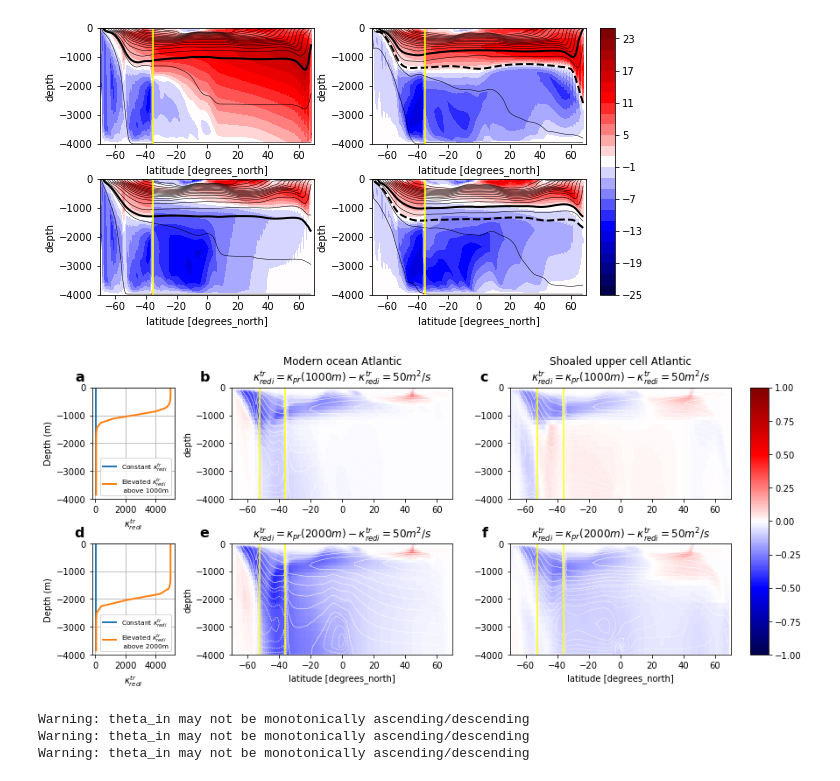
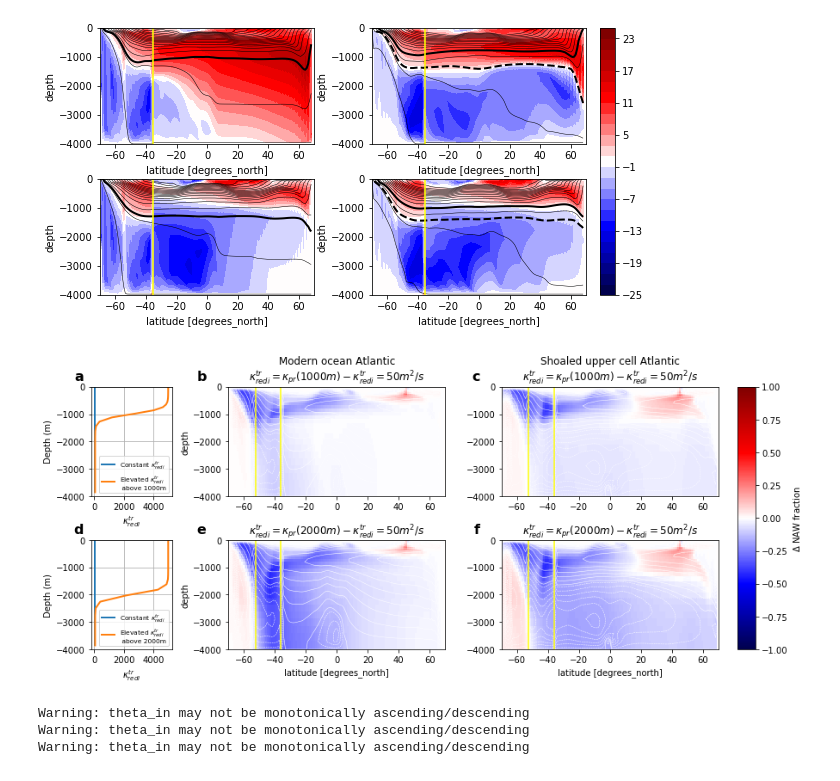
Before and after one commit to anthony-meza/test_age_framework, a Jupyter notebook: vert_testing.ipynb, the cells around one changed output. Drawn from its saved outputs; the diff is of its cells as text; code cells hidden in the pictures.

```diff
--- a/vert_testing.ipynb
+++ b/vert_testing.ipynb
@@ -306,35 +306,35 @@ im2=(TRAC1_atlLGM-TRAC1_atlLGM_uniform).plot(vmin=-1,vmax=1,rasterized=True,cmap
                                linestyles='dashed',linewidths=0.5)
 ax = plt.gca()
 ax.axvline(-36,color='yellow')
 ax.axvline(-52.5,color='yellow')
 ax.set_ylabel('')
 ax.set_xlabel('')
 ax.set_title(r'Shoaled upper cell Atlantic' '\n' r'$\kappa_{redi}^{tr}=\kappa_{pr}(1000m)-\kappa_{redi}^{tr}=50m^2/s$')
 ax.text(-0.1, 1.15, 'c', transform=ax.transAxes,
       fontsize=16, fontweight='bold', va='top', ha='right')
 
 fig.add_subplot(gs[1,3:])
 im2=(TRAC1_atl2LGM-TRAC1_atlLGM_uniform).plot(vmin=-1,vmax=1,rasterized=True,cmap='seismic',add_colorbar=False)
 (Eul_atl/10**6).plot.contour(vmin=0,vmax=25,xlim=(-70,70),
                                ylim=(-4000,0),levels=np.arange(0,25.2,2),colors='white',linewidths=0.5)
 (Eul_atl/10**6).plot.contour(vmin=-25,vmax=0,xlim=(-70,70),
                            ylim=(-4000,0),levels=np.arange(-25,0.2,2),colors='white',
                                linestyles='dashed',linewidths=0.5)
 ax = plt.gca()
 ax.axvline(-36,color='yellow')
 ax.axvline(-52.5,color='yellow')
 ax.set_ylabel('')
 ax.set_title(r'$\kappa_{redi}^{tr}=\kappa_{pr}(2000m)-\kappa_{redi}^{tr}=50m^2/s$')
 ax.text(-0.1, 1.15, 'f', transform=ax.transAxes,
       fontsize=16, fontweight='bold', va='top', ha='right')
 
 fig.subplots_adjust(hspace=0.4, wspace=0.7,bottom = 0.35)
 fig.subplots_adjust(right=0.8)
 cbar_ax = fig.add_axes([0.82, 0.35, 0.02, 0.53])
-fig.colorbar(im2, cax=cbar_ax)
+fig.colorbar(im2, cax=cbar_ax,label='$\Delta$ NAW fraction')
 fig.savefig('isopycnal_mixing_1000m.pdf', bbox_inches='tight')
 # %% [output]
-[figure, old version]
+[figure, new version]
 # %%
 buoy500=9.81*(2*10**-4*dskv5.THETA-7.4*10**-4*(dskv5.SALT-35))
 baxis=(-9.81*(dskv5.layer_1RHO_bounds-35)/1035).values[::-1]
```
Also changed, not shown: parts of 1 cell of this notebook, 2 other files.
